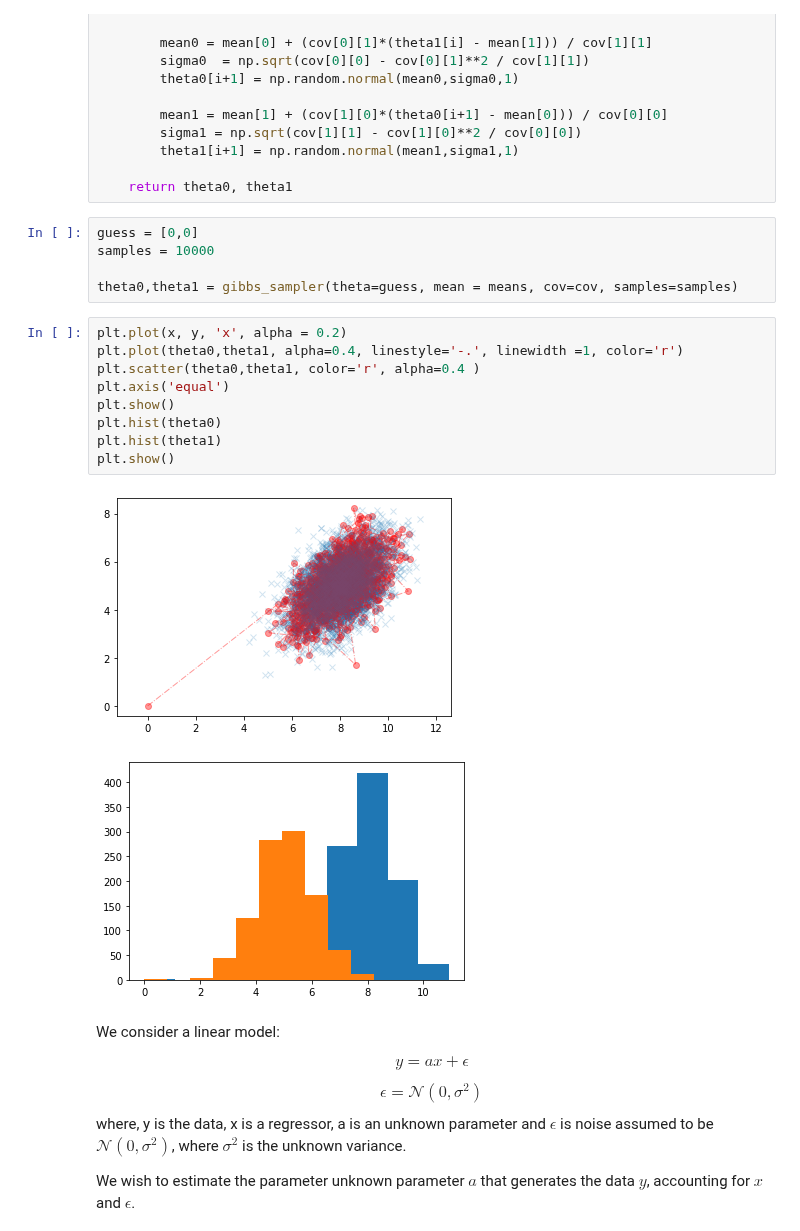
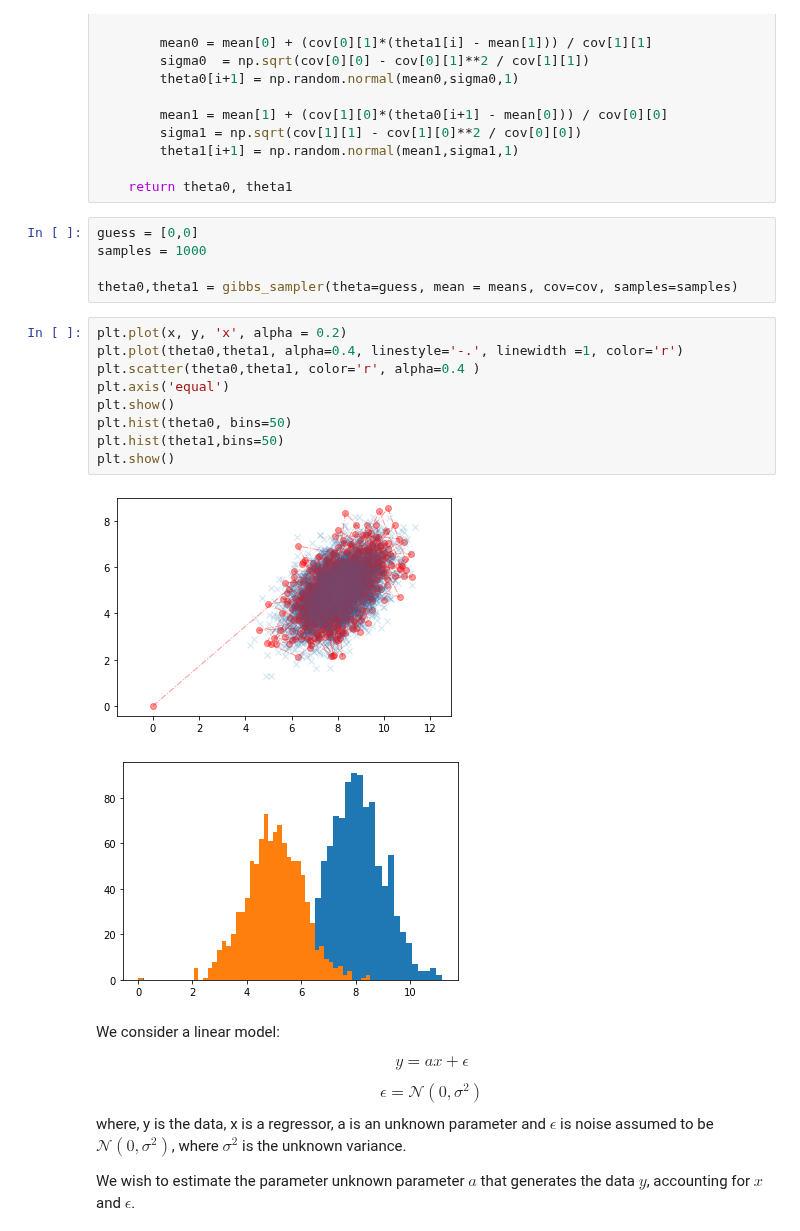
Before and after one commit to PavanChaggar/Bayesian_inference, a Jupyter notebook: python_tutorials/Gibbs_Sampling.ipynb, the cells around one changed output. Drawn from its saved outputs; the diff is of its cells as text.

```diff
--- a/python_tutorials/Gibbs_Sampling.ipynb
+++ b/python_tutorials/Gibbs_Sampling.ipynb
@@ -87,21 +95,21 @@ def gibbs_sampler(theta, mean, cov, samples):
     return theta0, theta1
 # %%
 guess = [0,0]
-samples = 10000
+samples = 1000
 
 theta0,theta1 = gibbs_sampler(theta=guess, mean = means, cov=cov, samples=samples)
 # %%
 plt.plot(x, y, 'x', alpha = 0.2)
 plt.plot(theta0,theta1, alpha=0.4, linestyle='-.', linewidth =1, color='r')
 plt.scatter(theta0,theta1, color='r', alpha=0.4 )
 plt.axis('equal')
 plt.show()
-plt.hist(theta0)
-plt.hist(theta1)
+plt.hist(theta0, bins=50)
+plt.hist(theta1,bins=50)
 plt.show()
 # %% [output]
-[figure, old version]
+[figure, new version]
-[figure, old version]
+[figure, new version]
 # %% [markdown]
 We consider a linear model:
 
```
Also changed, not shown: parts of 1 cell of this notebook.
